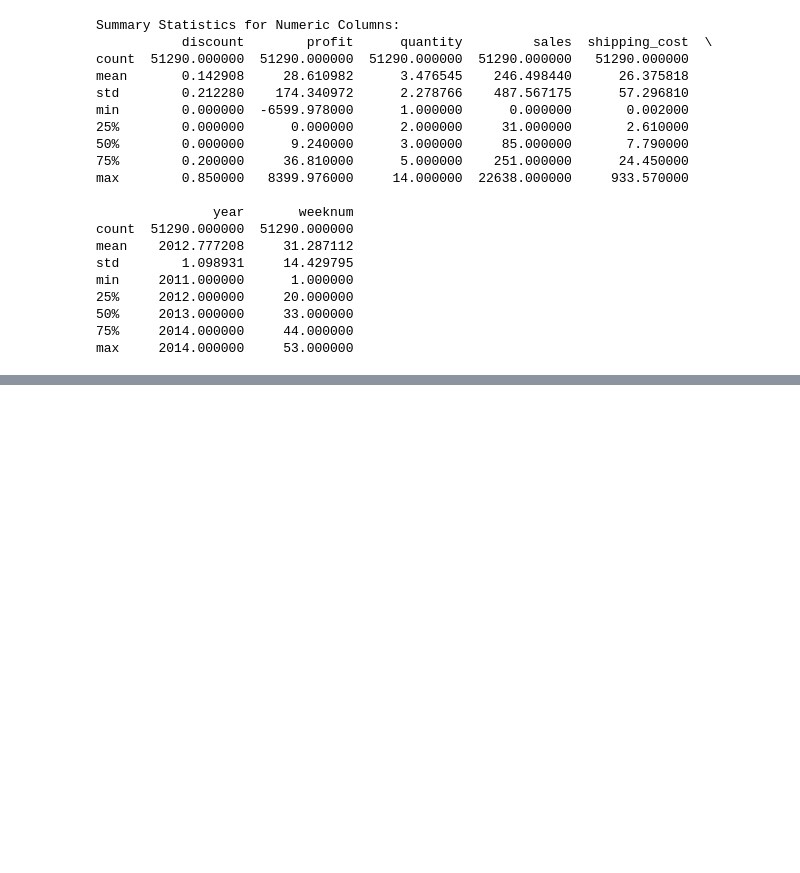
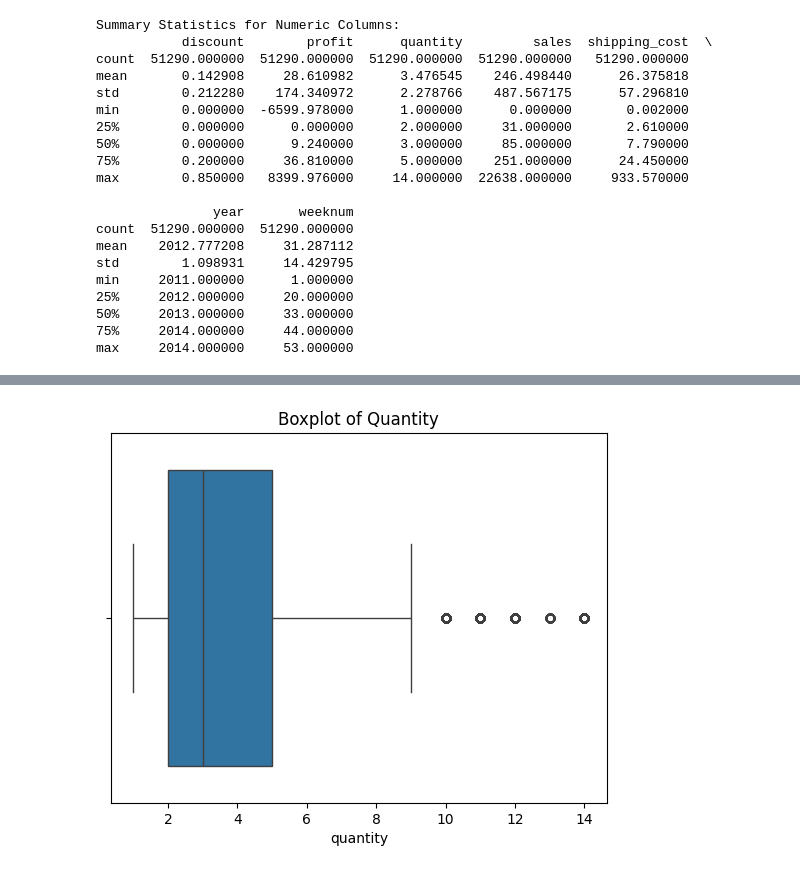
Before and after one commit to samuel54illinois/Global-Superstore-Case-Study, a Jupyter notebook: notebooks/02_Exploratory_Data_Analysis.ipynb, the cells around one changed output, grey strips where cells are left out. Cells and saved outputs as stored; diff of their text form; code cells hidden in the pictures; blank space fills up the shorter version.

```diff
--- a/notebooks/02_Exploratory_Data_Analysis.ipynb
+++ b/notebooks/02_Exploratory_Data_Analysis.ipynb
@@ -127,0 +286,7 @@ max     2014.000000     53.000000
+# %%
+# Boxplot for Quantity
+sns.boxplot(x=df['quantity'])
+plt.title("Boxplot of Quantity")
+plt.show()
+# %% [output]
+[figure, added]
```
Also changed, not shown: parts of 31 cells of this notebook.
